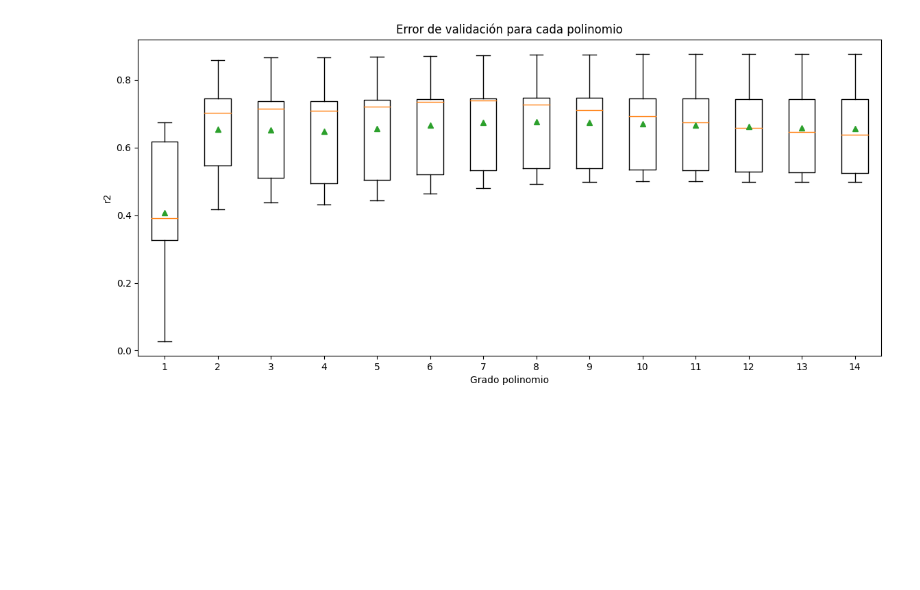
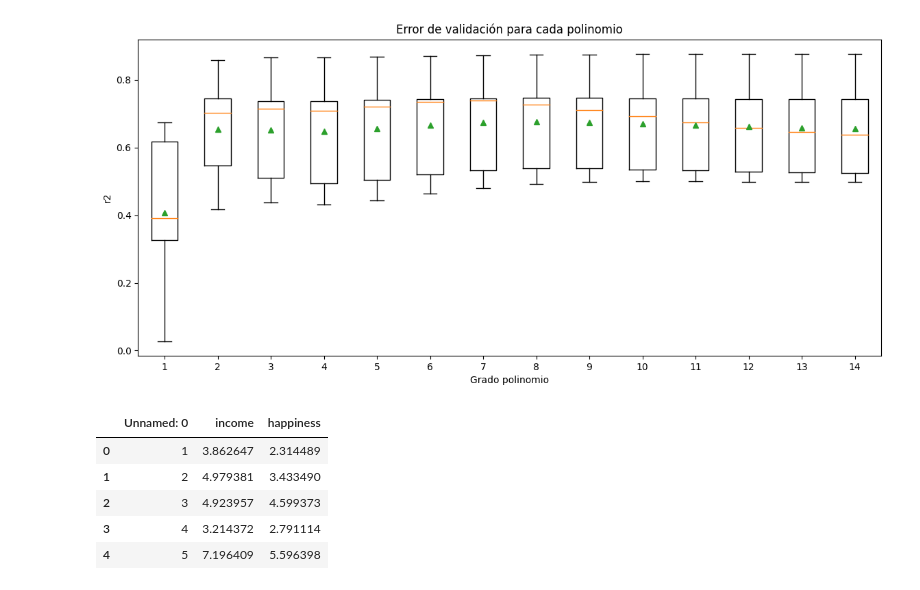
Before and after one commit to pedromperezc/Intro-AI, a Jupyter notebook: clase_5/ejercicio clase 5.ipynb, the cells around one changed output. Cells and saved outputs as stored; diff of their text form; code cells hidden in the pictures; blank space fills up the shorter version.

```diff
--- a/clase_5/ejercicio clase 5.ipynb
+++ b/clase_5/ejercicio clase 5.ipynb
@@ -363,0 +366,9 @@ plt.show()
+# %%
+df_income.head()
+# %% [output]
+|  | Unnamed: 0 | income | happiness |
+| 0 | 1 | 3.862647 | 2.314489 |
+| 1 | 2 | 4.979381 | 3.433490 |
+| 2 | 3 | 4.923957 | 4.599373 |
+| 3 | 4 | 3.214372 | 2.791114 |
+| 4 | 5 | 7.196409 | 5.596398 |
```
Also changed, not shown: parts of 4 cells of this notebook.
